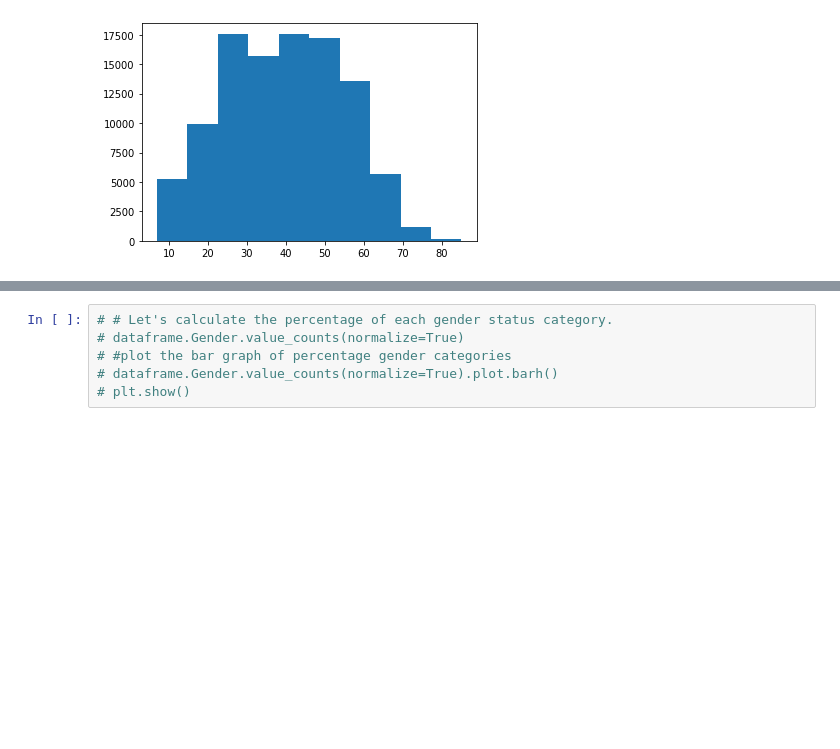
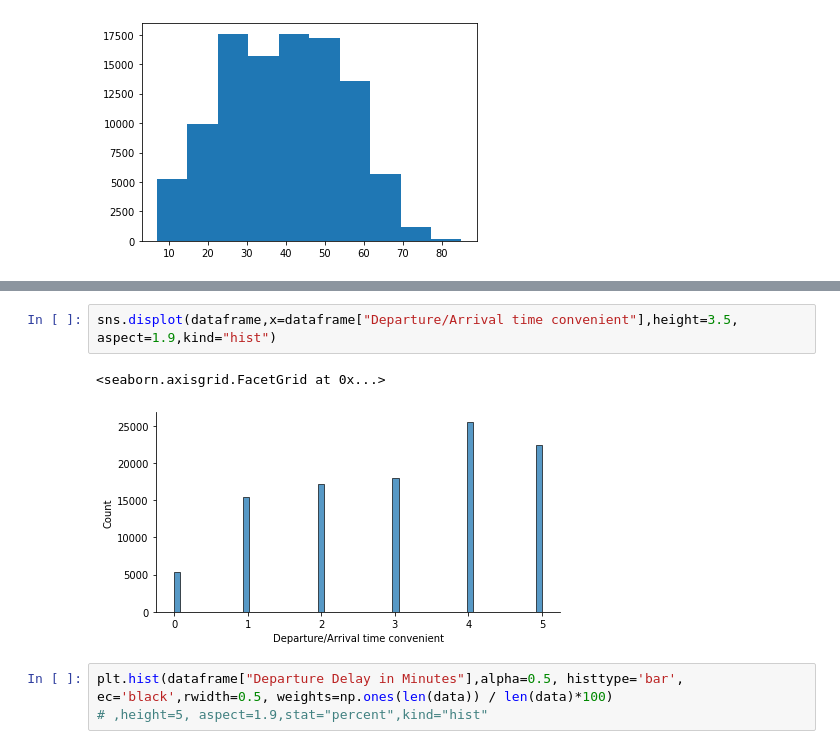
Before and after one commit to soraya-mi/flight_anlysis, a Jupyter notebook: Project2.ipynb, the cells around one changed output, grey strips where cells are left out. Cells and saved outputs as stored; diff of their text form; blank space fills up the shorter version.

```diff
--- a/Project2.ipynb
+++ b/Project2.ipynb
@@ -106,6 +84,8 @@ for col in cols:
-# %%
-# # Let's calculate the percentage of each gender status category.
-# dataframe.Gender.value_counts(normalize=True)
-# #plot the bar graph of percentage gender categories
-# dataframe.Gender.value_counts(normalize=True).plot.barh()
-# plt.show()
+# %%
+sns.displot(dataframe,x=dataframe["Departure/Arrival time convenient"],height=3.5, aspect=1.9,kind="hist")
+# %% [output]
+<seaborn.axisgrid.FacetGrid at 0x...>
+[figure, added]
+# %%
+plt.hist(dataframe["Departure Delay in Minutes"],alpha=0.5, histtype='bar', ec='black',rwidth=0.5, weights=np.ones(len(data)) / len(data)*100)
+# ,height=5, aspect=1.9,stat="percent",kind="hist"
```
Also changed, not shown: parts of 28 cells of this notebook.
